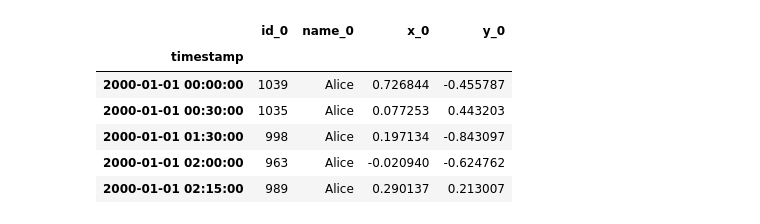
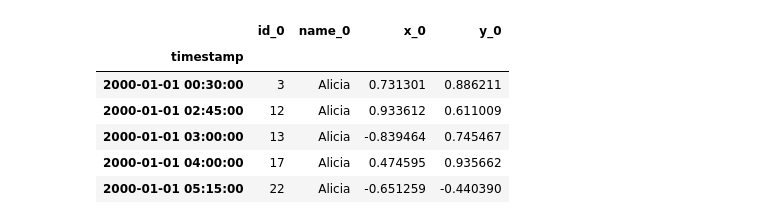
Before and after one commit to lucasedbraga/julia-optimization, a Jupyter notebook: kickoff/demo.ipynb, the cells around one changed output. Drawn from its saved outputs; the diff is of its cells as text; code cells hidden in the pictures.

```diff
--- a/kickoff/demo.ipynb
+++ b/kickoff/demo.ipynb
@@ -9,7 +9,7 @@ def make_timeseries(start="2000-01-01", end="2000-03-31", freq="1D", seed=None):
     state = np.random.RandomState(seed)
     columns = {
         "name": state.choice(["Alicia", "Liliam", "Cleverson","Julia","Pedro","Jake"], size=n),
-        "id": state.poisson(1000, size=n),
+        "id": np.arange(1,n+1) ,
         "x": state.rand(n) * 2 - 1,
         "y": state.rand(n) * 2 - 1,
     }
@@ -21,21 +21,21 @@ def make_timeseries(start="2000-01-01", end="2000-03-31", freq="1D", seed=None):
 # %%
 timeseries = [
     make_timeseries(freq="15min", seed=i).rename(columns=lambda x: f"{x}_{i}")
     for i in range(1)
 ]
 
 ts_wide = pd.concat(timeseries, axis=1)
-ts_wide = ts_wide.sort_values(by=['name_0','timestamp', 'id_0'])
+ts_wide = ts_wide.sort_values(by=['name_0','id_0','timestamp'])
 #ts_wide = ts_wide.reset_index()
 ts_wide.head()
 # %% [output]
 |  | id_0 | name_0 | x_0 | y_0 |
 | timestamp |  |  |  |  |
-| 2000-01-01 00:00:00 | 1039 | Alice | 0.726844 | -0.455787 |
-| 2000-01-01 00:30:00 | 1035 | Alice | 0.077253 | 0.443203 |
-| 2000-01-01 01:30:00 | 998 | Alice | 0.197134 | -0.843097 |
-| 2000-01-01 02:00:00 | 963 | Alice | -0.020940 | -0.624762 |
-| 2000-01-01 02:15:00 | 989 | Alice | 0.290137 | 0.213007 |
+| 2000-01-01 00:30:00 | 3 | Alicia | 0.731301 | 0.886211 |
+| 2000-01-01 02:45:00 | 12 | Alicia | 0.933612 | 0.611009 |
+| 2000-01-01 03:00:00 | 13 | Alicia | -0.839464 | 0.745467 |
+| 2000-01-01 04:00:00 | 17 | Alicia | 0.474595 | 0.935662 |
+| 2000-01-01 05:15:00 | 22 | Alicia | -0.651259 | -0.440390 |
 # %%
 import subprocess
 
```
Also changed, not shown: parts of 4 cells of this notebook, 4 other files.
